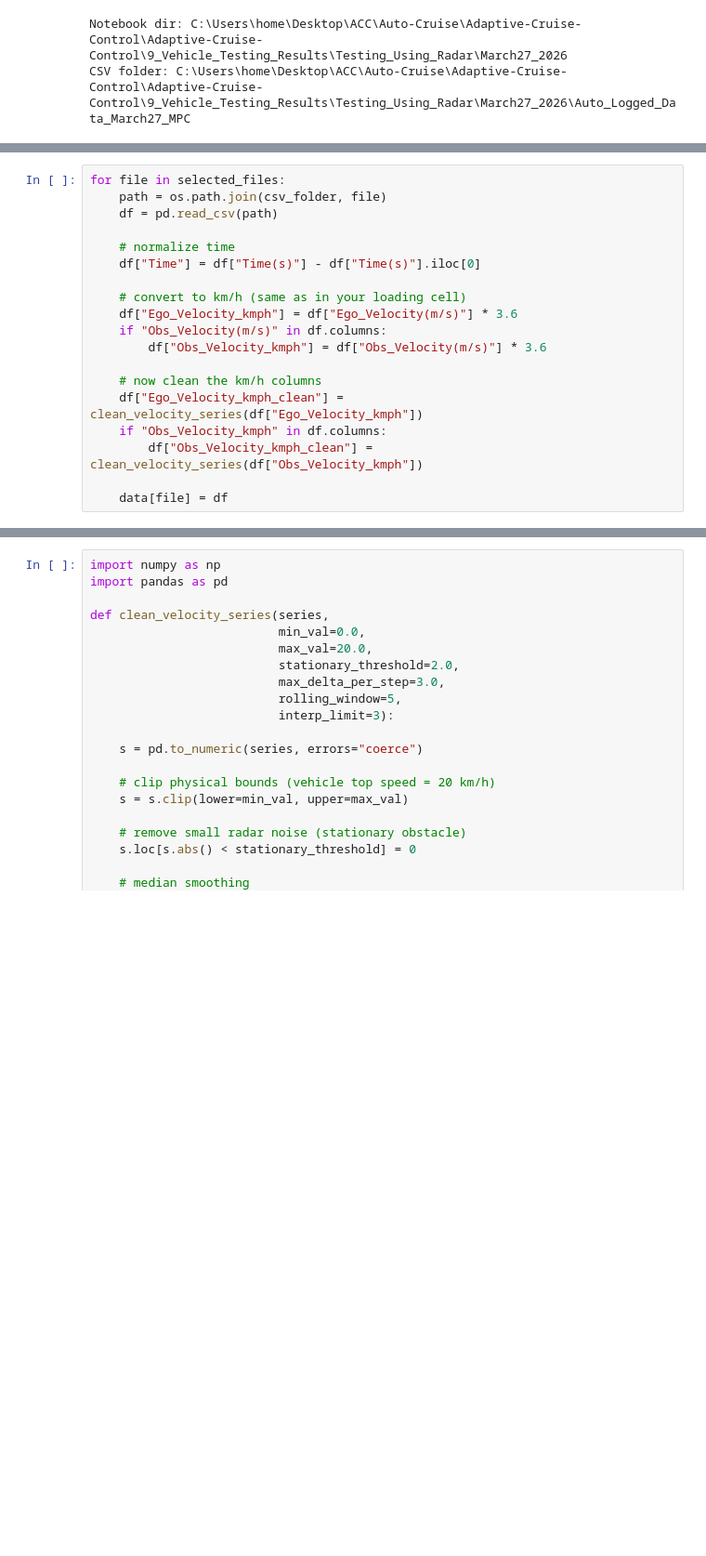
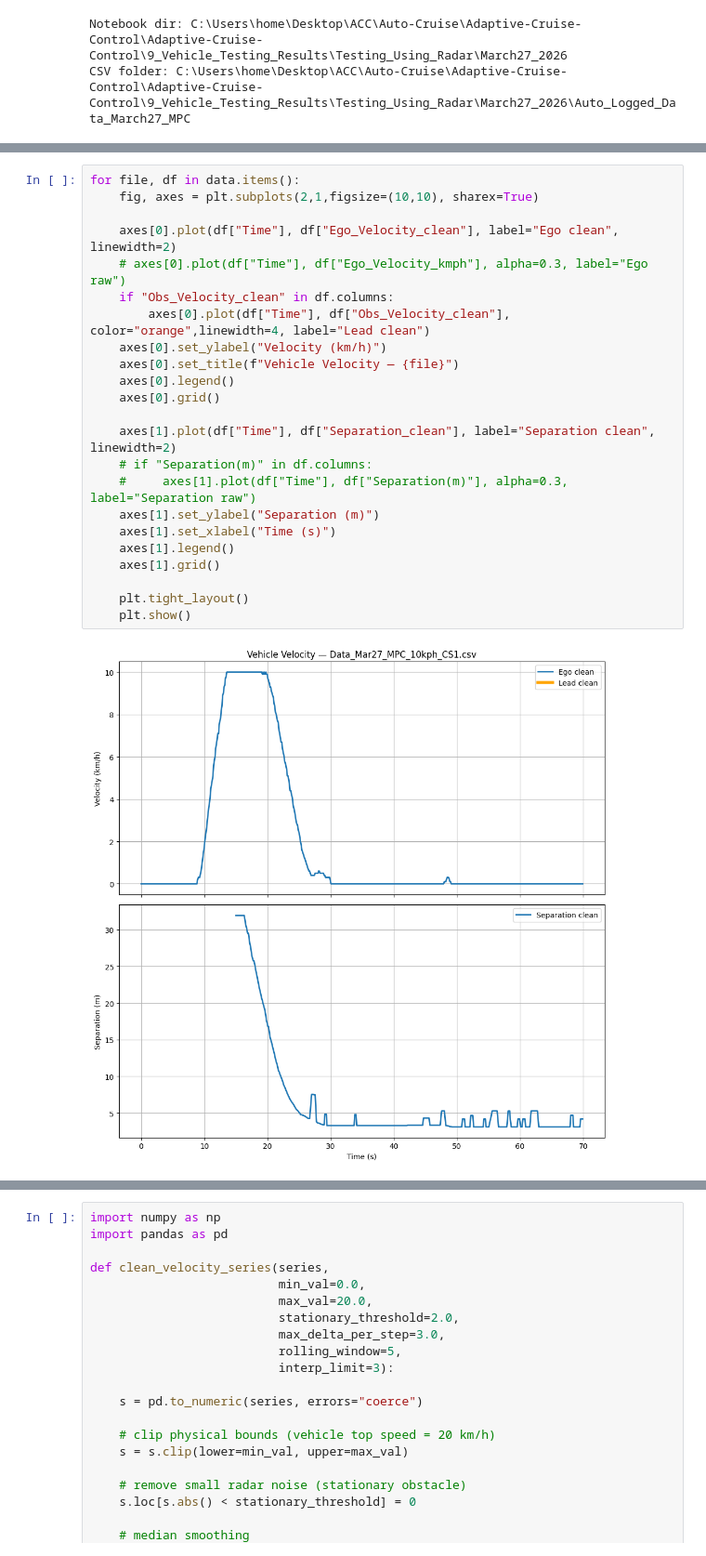
Before and after one commit to Santhosh4888/Adaptive-Cruise-Control, a Jupyter notebook: 9_Vehicle_Testing_Results/Testing_Using_Radar/March27_2026/Data_visualization_MPC.ipynb, the cells around one changed output, grey strips where cells are left out. Shown at 93% size. Saved outputs shown, nothing was run; the diff lists cells and outputs as text; blank space fills up the shorter version.

Commit message:
cleaning and analysing

```diff
--- a/9_Vehicle_Testing_Results/Testing_Using_Radar/March27_2026/Data_visualization_MPC.ipynb
+++ b/9_Vehicle_Testing_Results/Testing_Using_Radar/March27_2026/Data_visualization_MPC.ipynb
@@ -167,20 +169 @@ def clean_velocity_series(series,min_val=0.0,max_val=25.0,max_delta_per_step=5.0
     return s
-# %%
-for file in selected_files:
-    path = os.path.join(csv_folder, file)
-    df = pd.read_csv(path)
-
-    # normalize time
-    df["Time"] = df["Time(s)"] - df["Time(s)"].iloc[0]
-
-    # convert to km/h (same as in your loading cell)
-    df["Ego_Velocity_kmph"] = df["Ego_Velocity(m/s)"] * 3.6
-    if "Obs_Velocity(m/s)" in df.columns:
-        df["Obs_Velocity_kmph"] = df["Obs_Velocity(m/s)"] * 3.6
-
-    # now clean the km/h columns
-    df["Ego_Velocity_kmph_clean"] = clean_velocity_series(df["Ego_Velocity_kmph"])
-    if "Obs_Velocity_kmph" in df.columns:
-        df["Obs_Velocity_kmph_clean"] = clean_velocity_series(df["Obs_Velocity_kmph"])
-
-    data[file] = df
@@ -228,0 +232,25 @@ for file, df in data.items():
+# %%
+for file, df in data.items():
+    fig, axes = plt.subplots(2,1,figsize=(10,10), sharex=True)
+
+    axes[0].plot(df["Time"], df["Ego_Velocity_clean"], label="Ego clean", linewidth=2)
+    # axes[0].plot(df["Time"], df["Ego_Velocity_kmph"], alpha=0.3, label="Ego raw")
+    if "Obs_Velocity_clean" in df.columns:
+        axes[0].plot(df["Time"], df["Obs_Velocity_clean"], color="orange",linewidth=4, label="Lead clean")
+    axes[0].set_ylabel("Velocity (km/h)")
+    axes[0].set_title(f"Vehicle Velocity — {file}")
+    axes[0].legend()
+    axes[0].grid()
+
+    axes[1].plot(df["Time"], df["Separation_clean"], label="Separation clean", linewidth=2)
+    # if "Separation(m)" in df.columns:
+    #     axes[1].plot(df["Time"], df["Separation(m)"], alpha=0.3, label="Separation raw")
+    axes[1].set_ylabel("Separation (m)")
+    axes[1].set_xlabel("Time (s)")
+    axes[1].legend()
+    axes[1].grid()
+
+    plt.tight_layout()
+    plt.show()
+# %% [output]
+[figure, added]
```
Also changed, not shown: parts of 12 cells of this notebook, 9 other files.
